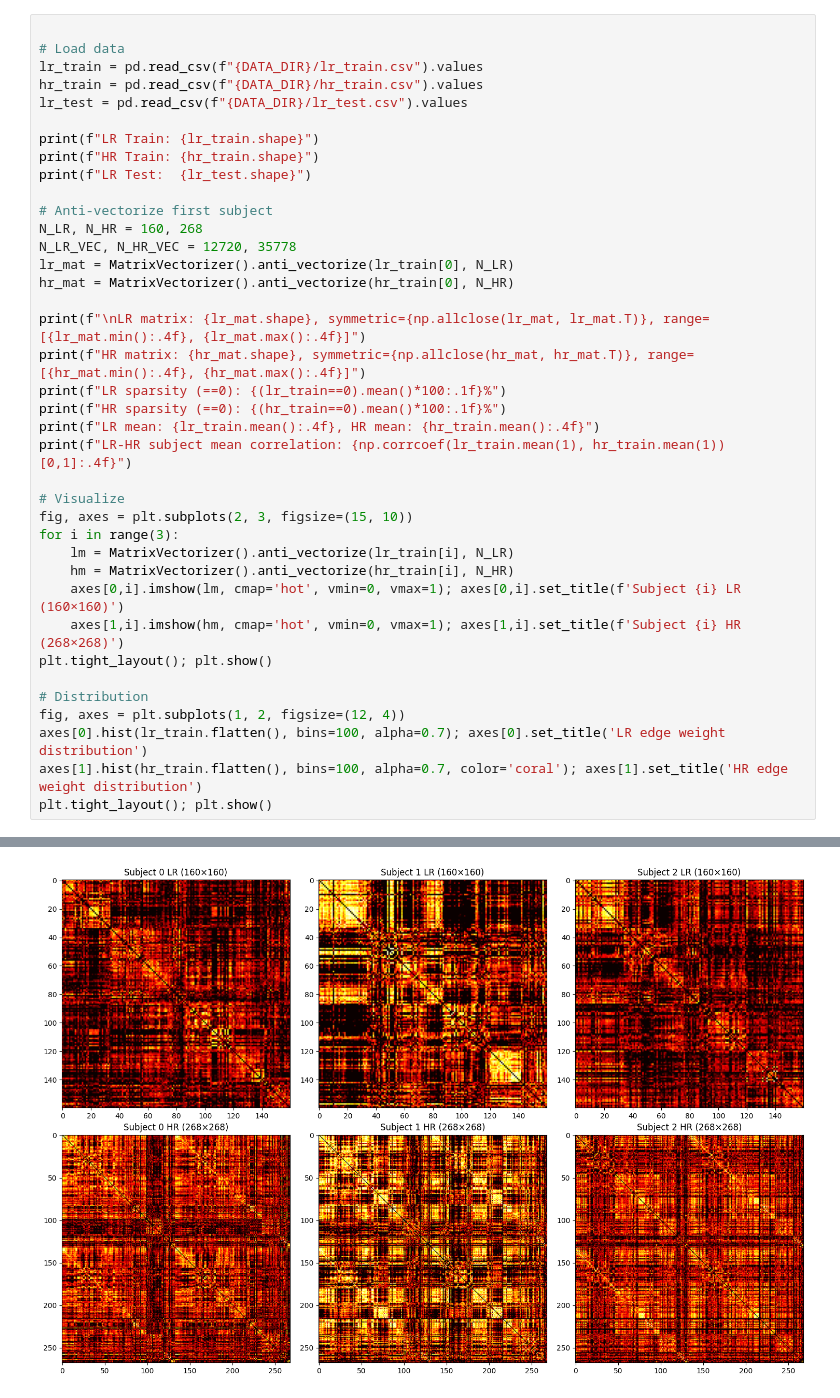
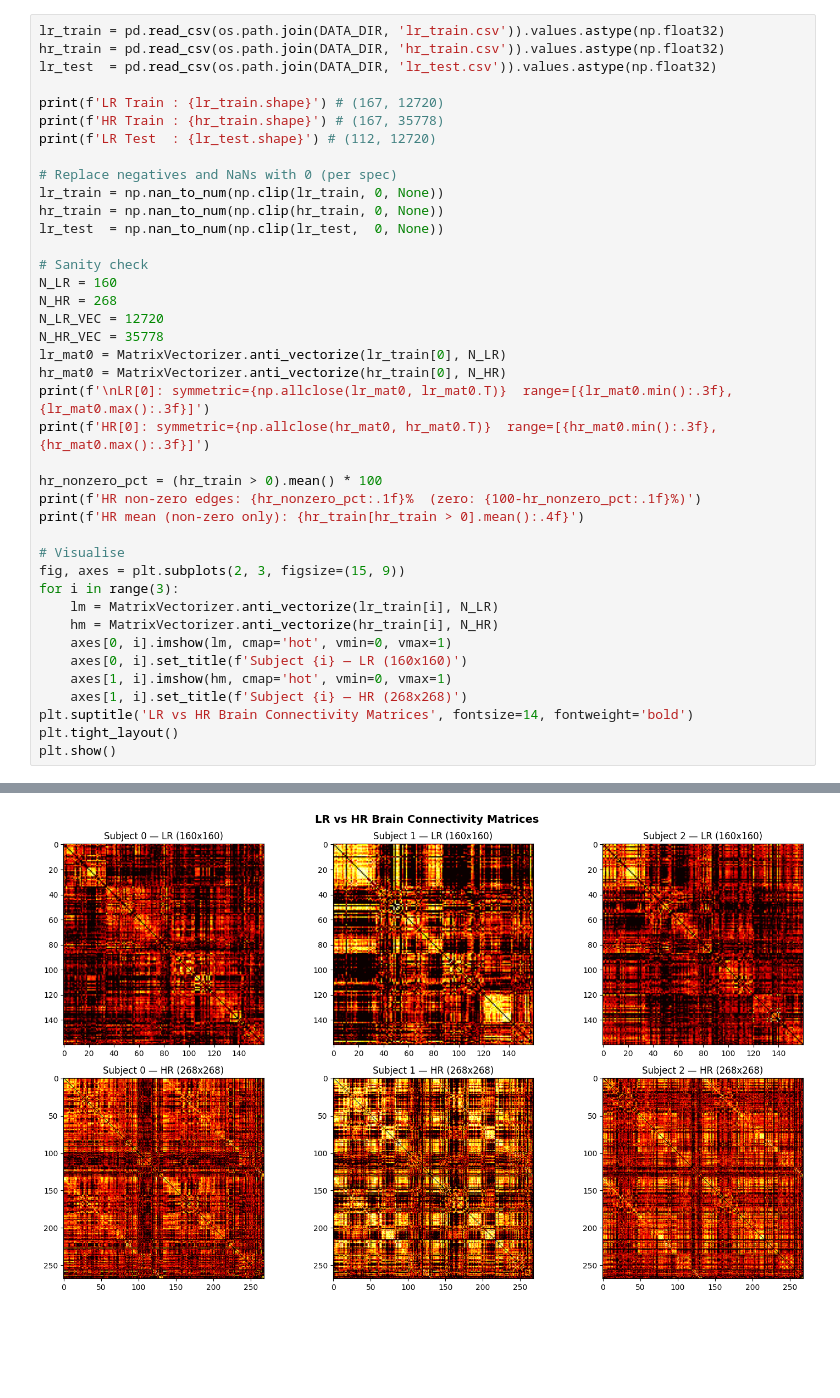
Before and after one commit to M-Aaliyah/dgl-coursework2, a Jupyter notebook: dgl_notebook.ipynb, the cells around one changed output, grey strips where cells are left out. Saved outputs shown, nothing was run; the diff lists cells and outputs as text; blank space fills up the shorter version.

```diff
--- a/dgl_notebook.ipynb
+++ b/dgl_notebook.ipynb
@@ -53,39 +49,41 @@ else:
 # %%
+lr_train = pd.read_csv(os.path.join(DATA_DIR, 'lr_train.csv')).values.astype(np.float32)
+hr_train = pd.read_csv(os.path.join(DATA_DIR, 'hr_train.csv')).values.astype(np.float32)
+lr_test  = pd.read_csv(os.path.join(DATA_DIR, 'lr_test.csv')).values.astype(np.float32)
 
-# Load data
-lr_train = pd.read_csv(f"{DATA_DIR}/lr_train.csv").values
-hr_train = pd.read_csv(f"{DATA_DIR}/hr_train.csv").values
-lr_test = pd.read_csv(f"{DATA_DIR}/lr_test.csv").values
+print(f'LR Train : {lr_train.shape}') # (167, 12720)
+print(f'HR Train : {hr_train.shape}') # (167, 35778)
+print(f'LR Test  : {lr_test.shape}') # (112, 12720)
 
-print(f"LR Train: {lr_train.shape}")
-print(f"HR Train: {hr_train.shape}")
-print(f"LR Test:  {lr_test.shape}")
+# Replace negatives and NaNs with 0 (per spec)
+lr_train = np.nan_to_num(np.clip(lr_train, 0, None))
+hr_train = np.nan_to_num(np.clip(hr_train, 0, None))
+lr_test  = np.nan_to_num(np.clip(lr_test,  0, None))
 
-# Anti-vectorize first subject
-N_LR, N_HR = 160, 268
-N_LR_VEC, N_HR_VEC = 12720, 35778
-lr_mat = MatrixVectorizer().anti_vectorize(lr_train[0], N_LR)
-hr_mat = MatrixVectorizer().anti_vectorize(hr_train[0], N_HR)
+# Sanity check
+N_LR = 160
+N_HR = 268
+N_LR_VEC = 12720
+N_HR_VEC = 35778
+lr_mat0 = MatrixVectorizer.anti_vectorize(lr_train[0], N_LR)
+hr_mat0 = MatrixVectorizer.anti_vectorize(hr_train[0], N_HR)
+print(f'\nLR[0]: symmetric={np.allclose(lr_mat0, lr_mat0.T)}  range=[{lr_mat0.min():.3f}, {lr_mat0.max():.3f}]')
+print(f'HR[0]: symmetric={np.allclose(hr_mat0, hr_mat0.T)}  range=[{hr_mat0.min():.3f}, {hr_mat0.max():.3f}]')
 
-print(f"\nLR matrix: {lr_mat.shape}, symmetric={np.allclose(lr_mat, lr_mat.T)}, range=[{lr_mat.min():.4f}, {lr_mat.max():.4f}]")
-print(f"HR matrix: {hr_mat.shape}, symmetric={np.allclose(hr_mat, hr_mat.T)}, range=[{hr_mat.min():.4f}, {hr_mat.max():.4f}]")
-print(f"LR sparsity (==0): {(lr_train==0).mean()*100:.1f}%")
-print(f"HR sparsity (==0): {(hr_train==0).mean()*100:.1f}%")
-print(f"LR mean: {lr_train.mean():.4f}, HR mean: {hr_train.mean():.4f}")
-print(f"LR-HR subject mean correlation: {np.corrcoef(lr_train.mean(1), hr_train.mean(1))[0,1]:.4f}")
+hr_nonzero_pct = (hr_train > 0).mean() * 100
+print(f'HR non-zero edges: {hr_nonzero_pct:.1f}%  (zero: {100-hr_nonzero_pct:.1f}%)')
+print(f'HR mean (non-zero only): {hr_train[hr_train > 0].mean():.4f}')
 
-# Visualize
-fig, axes = plt.subplots(2, 3, figsize=(15, 10))
+# Visualise
+fig, axes = plt.subplots(2, 3, figsize=(15, 9))
 for i in range(3):
-    lm = MatrixVectorizer().anti_vectorize(lr_train[i], N_LR)
-    hm = MatrixVectorizer().anti_vectorize(hr_train[i], N_HR)
-    axes[0,i].imshow(lm, cmap='hot', vmin=0, vmax=1); axes[0,i].set_title(f'Subject {i} LR (160×160)')
-    axes[1,i].imshow(hm, cmap='hot', vmin=0, vmax=1); axes[1,i].set_title(f'Subject {i} HR (268×268)')
-plt.tight_layout(); plt.show()
-
-# Distribution
-fig, axes = plt.subplots(1, 2, figsize=(12, 4))
-axes[0].hist(lr_train.flatten(), bins=100, alpha=0.7); axes[0].set_title('LR edge weight distribution')
-axes[1].hist(hr_train.flatten(), bins=100, alpha=0.7, color='coral'); axes[1].set_title('HR edge weight distribution')
-plt.tight_layout(); plt.show()
+    lm = MatrixVectorizer.anti_vectorize(lr_train[i], N_LR)
+    hm = MatrixVectorizer.anti_vectorize(hr_train[i], N_HR)
+    axes[0, i].imshow(lm, cmap='hot', vmin=0, vmax=1)
+    axes[0, i].set_title(f'Subject {i} — LR (160x160)')
+    axes[1, i].imshow(hm, cmap='hot', vmin=0, vmax=1)
+    axes[1, i].set_title(f'Subject {i} — HR (268x268)')
+plt.suptitle('LR vs HR Brain Connectivity Matrices', fontsize=14, fontweight='bold')
+plt.tight_layout()
+plt.show()
 # %% [output]
@@ -102 +98 @@ LR-HR subject mean correlation: 0.9020
-[figure, old version]
+[figure, new version]
```
Also changed, not shown: parts of 26 cells of this notebook.
